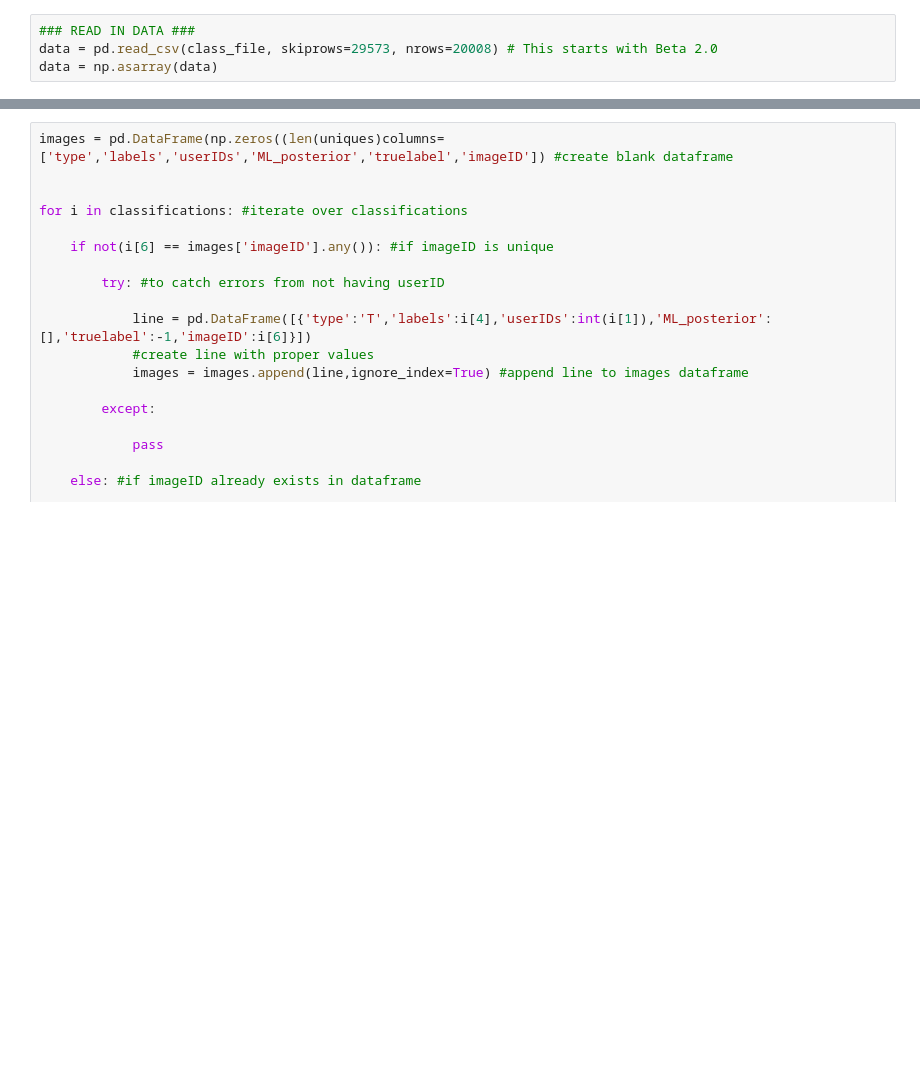
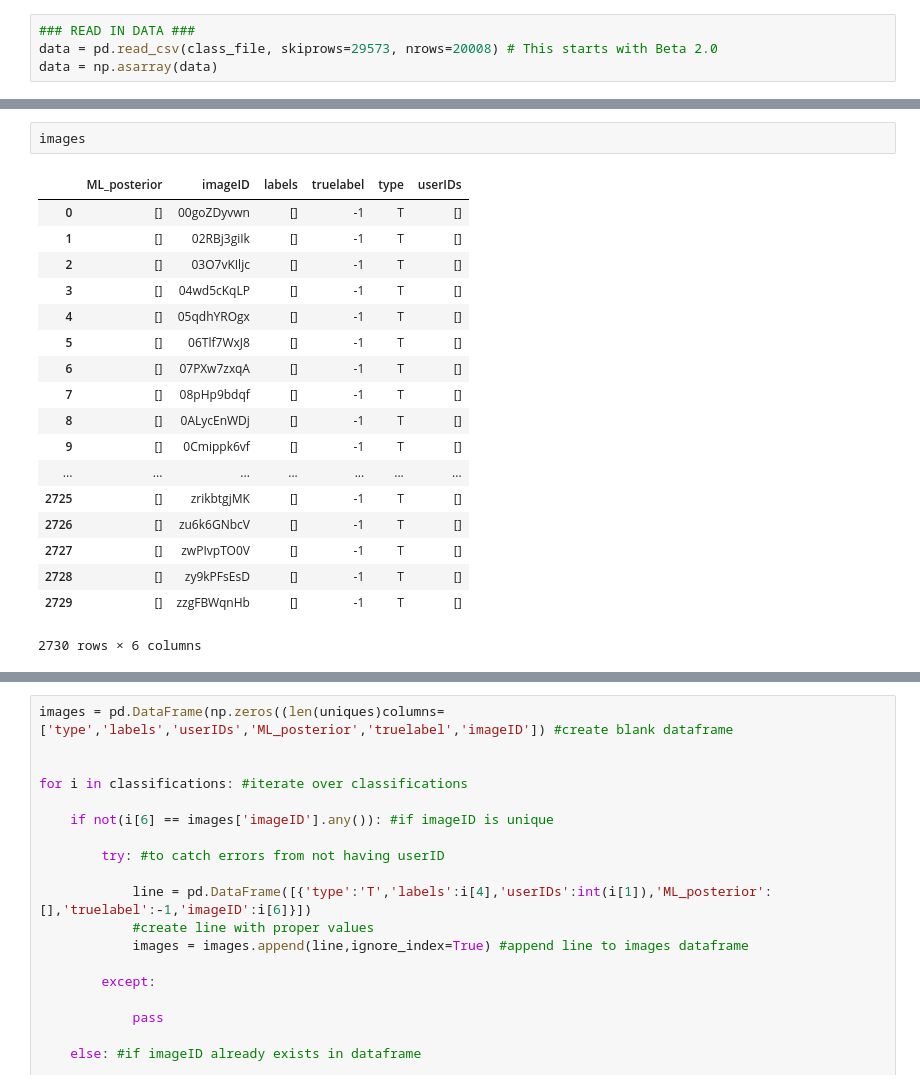
Before and after one commit to Gravity-Spy/GravitySpy, a Jupyter notebook: ML/SyracuseCC/read_classifications.ipynb, the cells around one changed output, grey strips where cells are left out. Cells and saved outputs as stored; diff of their text form; blank space fills up the shorter version.

```diff
--- a/ML/SyracuseCC/read_classifications.ipynb
+++ b/ML/SyracuseCC/read_classifications.ipynb
@@ -98,0 +128,21 @@ np.where(('00LbZLJfCn' == (classifications['imageID'])))
+# %%
+images
+# %% [output]
+|  | ML_posterior | imageID | labels | truelabel | type | userIDs |
+| 0 | [] | 00goZDyvwn | [] | -1 | T | [] |
+| 1 | [] | 02RBj3giIk | [] | -1 | T | [] |
+| 2 | [] | 03O7vKIljc | [] | -1 | T | [] |
+| 3 | [] | 04wd5cKqLP | [] | -1 | T | [] |
+| 4 | [] | 05qdhYROgx | [] | -1 | T | [] |
+| 5 | [] | 06Tlf7WxJ8 | [] | -1 | T | [] |
+| 6 | [] | 07PXw7zxqA | [] | -1 | T | [] |
+| 7 | [] | 08pHp9bdqf | [] | -1 | T | [] |
+| 8 | [] | 0ALycEnWDj | [] | -1 | T | [] |
+| 9 | [] | 0Cmippk6vf | [] | -1 | T | [] |
+| ... | ... | ... | ... | ... | ... | ... |
+| 2725 | [] | zrikbtgjMK | [] | -1 | T | [] |
+| 2726 | [] | zu6k6GNbcV | [] | -1 | T | [] |
+| 2727 | [] | zwPIvpTO0V | [] | -1 | T | [] |
+| 2728 | [] | zy9kPFsEsD | [] | -1 | T | [] |
+| 2729 | [] | zzgFBWqnHb | [] | -1 | T | [] |
+2730 rows × 6 columns
```
Also changed, not shown: parts of 10 cells of this notebook.
